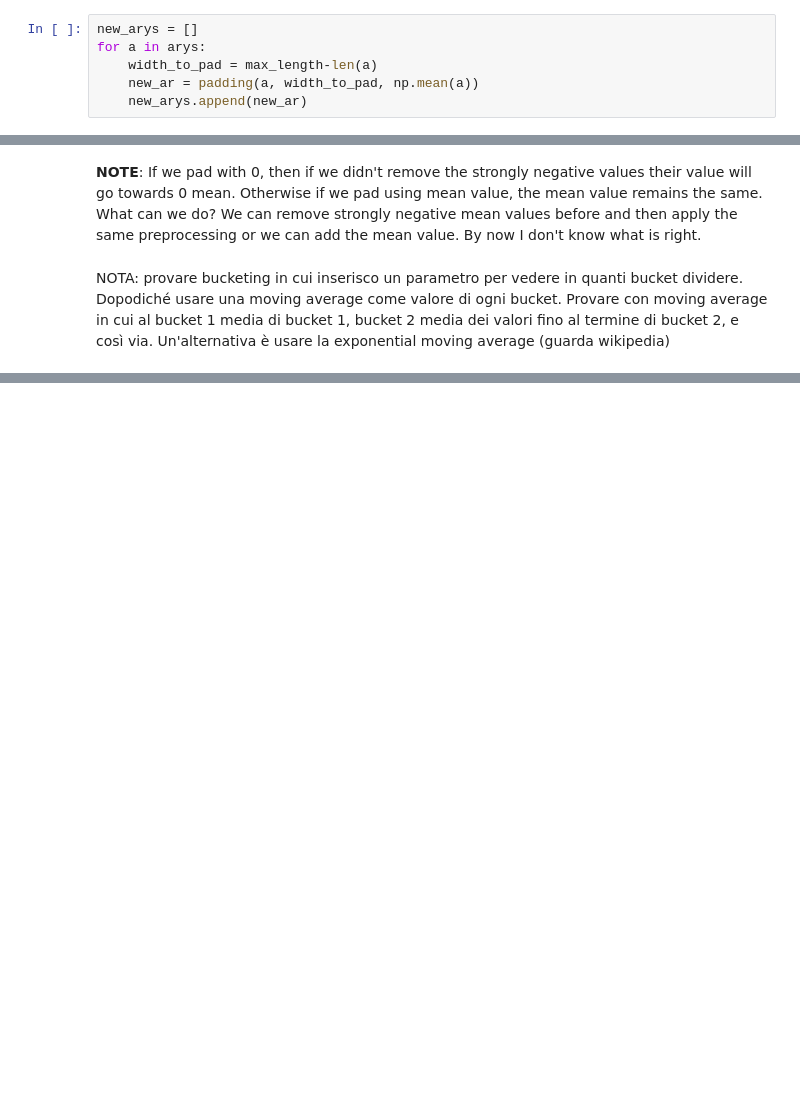
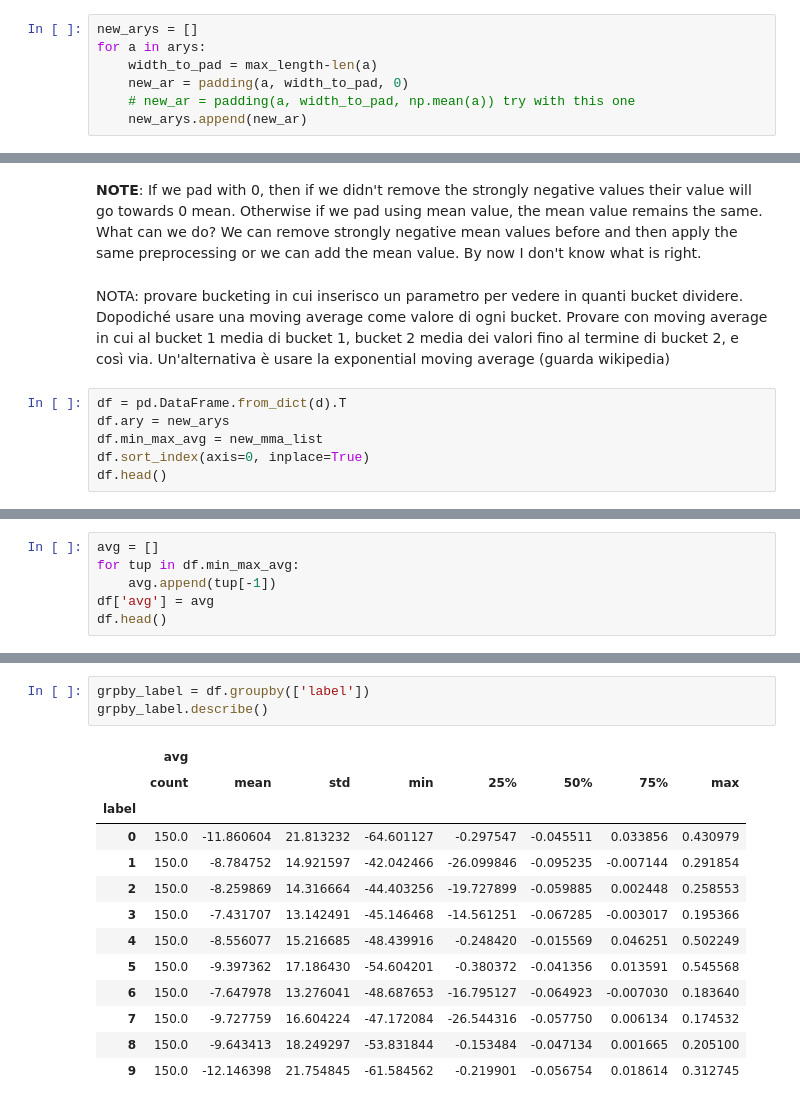
Before and after one commit to notlosca/data-science-lab, a Jupyter notebook: laboratories/lab_07/lab_07.ipynb, the cells around one changed output, grey strips where cells are left out. Cells and saved outputs as stored; diff of their text form; blank space fills up the shorter version.

```diff
--- a/laboratories/lab_07/lab_07.ipynb
+++ b/laboratories/lab_07/lab_07.ipynb
@@ -152,7 +136,8 @@ def padding(ary: np.array, target_len:int, padding_element:int=0) -> np.array:
 new_arys = []
 for a in arys:
     width_to_pad = max_length-len(a)
-    new_ar = padding(a, width_to_pad, np.mean(a))
+    new_ar = padding(a, width_to_pad, 0)
+    # new_ar = padding(a, width_to_pad, np.mean(a)) try with this one
     new_arys.append(new_ar)
 # %% [markdown]
 what if we pad with mean?
@@ -196,3 +177,9 @@ min     max     avg
 # %% [markdown]
 NOTA: provare bucketing in cui inserisco un parametro per vedere in quanti bucket dividere. Dopodiché usare una moving average come valore di ogni bucket. Provare con moving average in cui al bucket 1 media di bucket 1, bucket 2 media dei valori fino al termine di bucket 2, e così via.
 Un'alternativa è usare la exponential moving average (guarda wikipedia)
+# %%
+df = pd.DataFrame.from_dict(d).T
+df.ary = new_arys
+df.min_max_avg = new_mma_list
+df.sort_index(axis=0, inplace=True)
+df.head()
@@ -198,0 +193,6 @@ Un'alternativa è usare la exponential moving average (guarda wikipedia)
+# %%
+avg = []
+for tup in df.min_max_avg:
+    avg.append(tup[-1])
+df['avg'] = avg
+df.head()
@@ -198,0 +206,17 @@ Un'alternativa è usare la exponential moving average (guarda wikipedia)
+# %%
+grpby_label = df.groupby(['label'])
+grpby_label.describe()
+# %% [output]
+|  | avg |  |  |  |  |  |  |  |
+|  | count | mean | std | min | 25% | 50% | 75% | max |
+| label |  |  |  |  |  |  |  |  |
+| 0 | 150.0 | -11.860604 | 21.813232 | -64.601127 | -0.297547 | -0.045511 | 0.033856 | 0.430979 |
+| 1 | 150.0 | -8.784752 | 14.921597 | -42.042466 | -26.099846 | -0.095235 | -0.007144 | 0.291854 |
+| 2 | 150.0 | -8.259869 | 14.316664 | -44.403256 | -19.727899 | -0.059885 | 0.002448 | 0.258553 |
+| 3 | 150.0 | -7.431707 | 13.142491 | -45.146468 | -14.561251 | -0.067285 | -0.003017 | 0.195366 |
+| 4 | 150.0 | -8.556077 | 15.216685 | -48.439916 | -0.248420 | -0.015569 | 0.046251 | 0.502249 |
+| 5 | 150.0 | -9.397362 | 17.186430 | -54.604201 | -0.380372 | -0.041356 | 0.013591 | 0.545568 |
+| 6 | 150.0 | -7.647978 | 13.276041 | -48.687653 | -16.795127 | -0.064923 | -0.007030 | 0.183640 |
+| 7 | 150.0 | -9.727759 | 16.604224 | -47.172084 | -26.544316 | -0.057750 | 0.006134 | 0.174532 |
+| 8 | 150.0 | -9.643413 | 18.249297 | -53.831844 | -0.153484 | -0.047134 | 0.001665 | 0.205100 |
+| 9 | 150.0 | -12.146398 | 21.754845 | -61.584562 | -0.219901 | -0.056754 | 0.018614 | 0.312745 |
```
Also changed, not shown: parts of 19 cells of this notebook.
